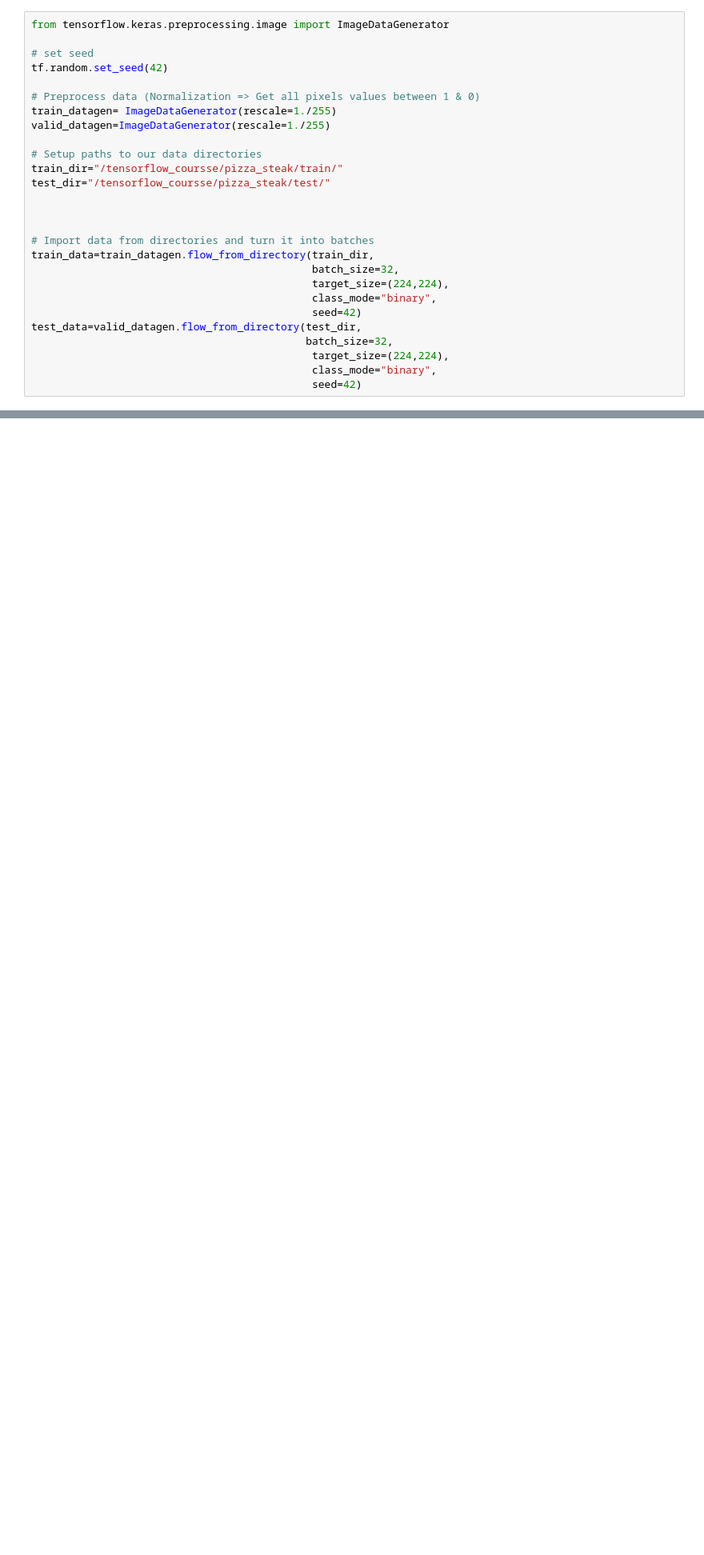
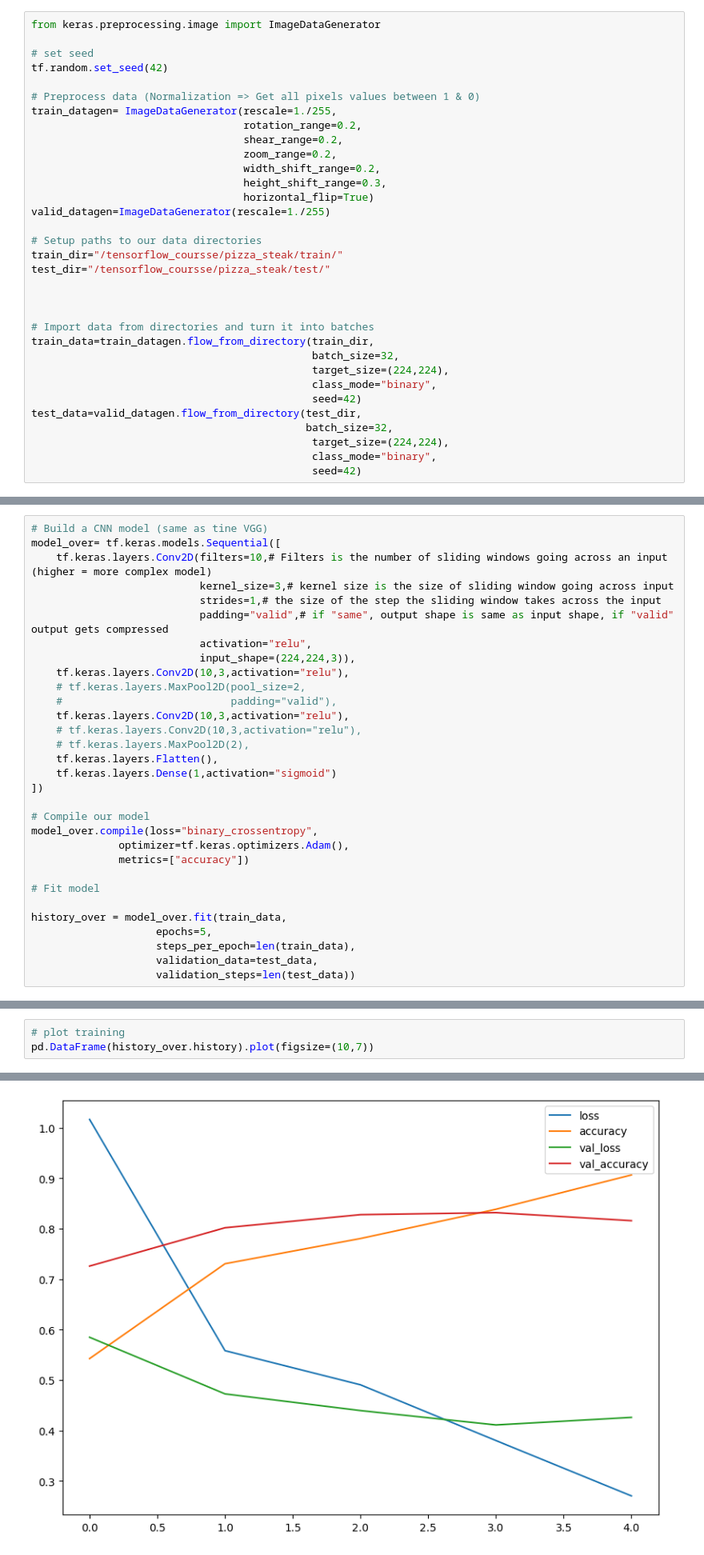
Before and after one commit to Meta-c/Tensorflow-Certificate-preparation, a Jupyter notebook: 03_computer_vision_and_conv_neural_networks.ipynb, the cells around one changed output, grey strips where cells are left out. Shown at 80% size. Cells and saved outputs as stored; diff of their text form; blank space fills up the shorter version.

```diff
--- a/03_computer_vision_and_conv_neural_networks.ipynb
+++ b/03_computer_vision_and_conv_neural_networks.ipynb
@@ -100,13 +100,19 @@ Let's build a convolutional neural network to find patterns in our images, mpore
 # %% [markdown]
 ### 1. preprocess images
 # %%
-from tensorflow.keras.preprocessing.image import ImageDataGenerator
+from keras.preprocessing.image import ImageDataGenerator
 
 # set seed
 tf.random.set_seed(42)
 
 # Preprocess data (Normalization => Get all pixels values between 1 & 0)
-train_datagen= ImageDataGenerator(rescale=1./255)
+train_datagen= ImageDataGenerator(rescale=1./255,
+                                  rotation_range=0.2,
+                                  shear_range=0.2,
+                                  zoom_range=0.2,
+                                  width_shift_range=0.2,
+                                  height_shift_range=0.3,
+                                  horizontal_flip=True)
 valid_datagen=ImageDataGenerator(rescale=1./255)
 
 # Setup paths to our data directories
@@ -131,3 +137,34 @@ Found 1500 images belonging to 2 classes.
 Found 500 images belonging to 2 classes.
 # %% [markdown]
 ### 2. Build + Compile + Fit (Model)
+# %%
+# Build a CNN model (same as tine VGG)
+model_over= tf.keras.models.Sequential([
+    tf.keras.layers.Conv2D(filters=10,# Filters is the number of sliding windows going across an input (higher = more complex model)
+                           kernel_size=3,# kernel size is the size of sliding window going across input
+                           strides=1,# the size of the step the sliding window takes across the input
+                           padding="valid",# if "same", output shape is same as input shape, if "valid" output gets compressed
+                           activation="relu",
+                           input_shape=(224,224,3)),
+    tf.keras.layers.Conv2D(10,3,activation="relu"),
+    # tf.keras.layers.MaxPool2D(pool_size=2,
+    #                           padding="valid"),
+    tf.keras.layers.Conv2D(10,3,activation="relu"),
+    # tf.keras.layers.Conv2D(10,3,activation="relu"),
+    # tf.keras.layers.MaxPool2D(2),
+    tf.keras.layers.Flatten(),
+    tf.keras.layers.Dense(1,activation="sigmoid")
+])
+
+# Compile our model
+model_over.compile(loss="binary_crossentropy",
+              optimizer=tf.keras.optimizers.Adam(),
+              metrics=["accuracy"])
+
+# Fit model
+
+history_over = model_over.fit(train_data,
+                    epochs=5,
+                    steps_per_epoch=len(train_data),
+                    validation_data=test_data,
+                    validation_steps=len(test_data))
@@ -133,0 +184,4 @@ Found 500 images belonging to 2 classes.
+# %%
+# plot training
+pd.DataFrame(history_over.history).plot(figsize=(10,7))
+# %% [output]
@@ -133,0 +189 @@ Found 500 images belonging to 2 classes.
+[figure, added]
```
Also changed, not shown: parts of 15 cells of this notebook.
